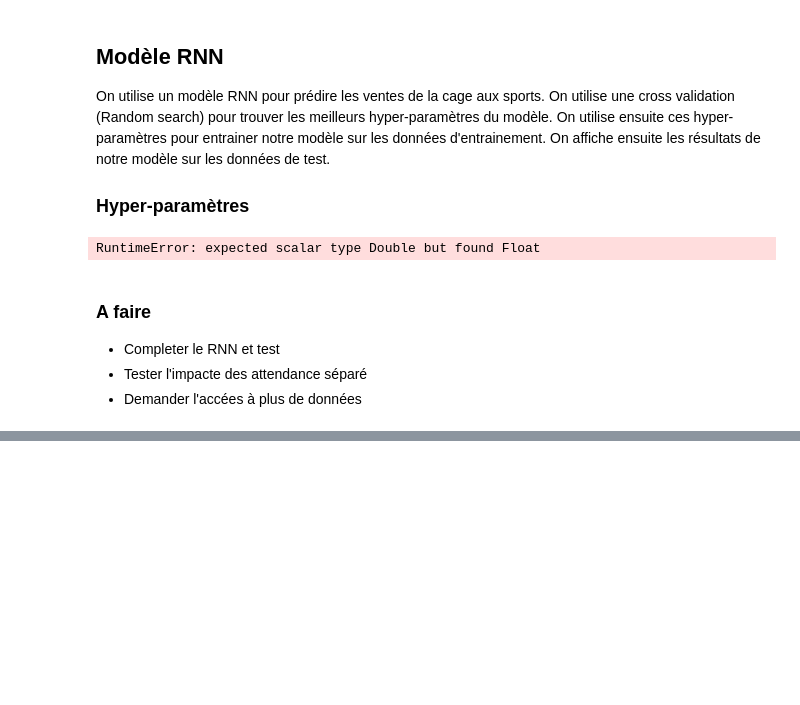
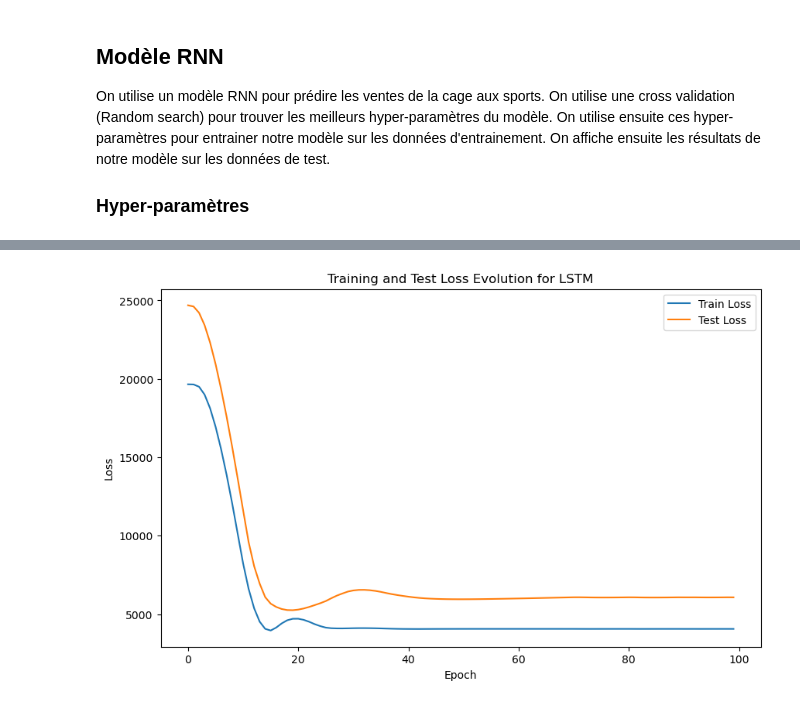
Before and after one commit to Last-Autumn-Leaf/dionysos, a Jupyter notebook: notebooks/prevision.ipynb, the cells around one changed output, grey strips where cells are left out. Cells and saved outputs as stored; diff of their text form; code cells hidden in the pictures; blank space fills up the shorter version.

Commit message:
ajustement de code pur recuperer des données et changement latex to html pour avis

```diff
--- a/notebooks/prevision.ipynb
+++ b/notebooks/prevision.ipynb
@@ -133,30 +151,28 @@ On peut voir que notre modèle est plus performant que les prévisions de planif
 On utilise un modèle RNN pour prédire les ventes de la cage aux sports. On utilise une cross validation (Random search) pour trouver les meilleurs hyper-paramètres du modèle. On utilise ensuite ces hyper-paramètres pour entrainer notre modèle sur les données d'entrainement. On affiche ensuite les résultats de notre modèle sur les données de test.
 
 ### Hyper-paramètres
-# %%
-# Initialisation des hyperparamètres
-input_sequence_length = 10
-output_sequence_length = 5
-hidden_size = 32
-num_layers = 2
-output_size = 1
-batch_size = 64
-epochs = 10
-learning_rate = 0.001
-
-# Entraînement du modèle
-model = modele_rnn.train(X_train, X_test, y_train, y_test, input_sequence_length, output_sequence_length, hidden_size, num_layers, output_size, batch_size, epochs, learning_rate, plot=True)
-
-# Prédictions
-predictions = modele_rnn.predict(model, X_test, input_sequence_length, output_sequence_length, plot=True)
-
-# Erreur
-erreur_model,erreur_cage = GeneralModel.compare2planifico(predictions,X_test,y_test,prevision_cage,plot = True)
-# %% [output]
-RuntimeError: expected scalar type Double but found Float
-# %% [markdown]
-### A faire
-
-* Completer le RNN et test
-* Tester l'impacte des attendance séparé
-* Demander l'accées à plus de données
+# %%
+# Initialisation des hyperparamètres
+parameters = {
+        "input_sequence_length": 7,
+        "output_sequence_length": 2,
+        "model_type" : "LSTM",
+        "hidden_size": 124,
+        "num_layers": 32,
+        "output_size": 1,
+        "batch_size": 32,
+        "epochs": 100,
+        "learning_rate": 1,
+        'dataset_split': 0.7,
+        'optimizer':'SGD',
+        'momentum' :0.9,
+        'weight_decay':1e-5,
+        'lossFunction':'SMOOTHL1'
+    }
+options = modele_rnn.Options(**parameters)
+X, y = pre_process.get_data(start_date, end_date)
+rnn_model = modele_rnn(X, y, options=options)
+
+# Entraînement du modèle
+model = rnn_model.train(plot=True)
+# %% [output]
@@ -162,0 +185 @@ RuntimeError: expected scalar type Double but found Float
+[figure, added]
```
Also changed, not shown: parts of 15 cells of this notebook, 9 other files.
